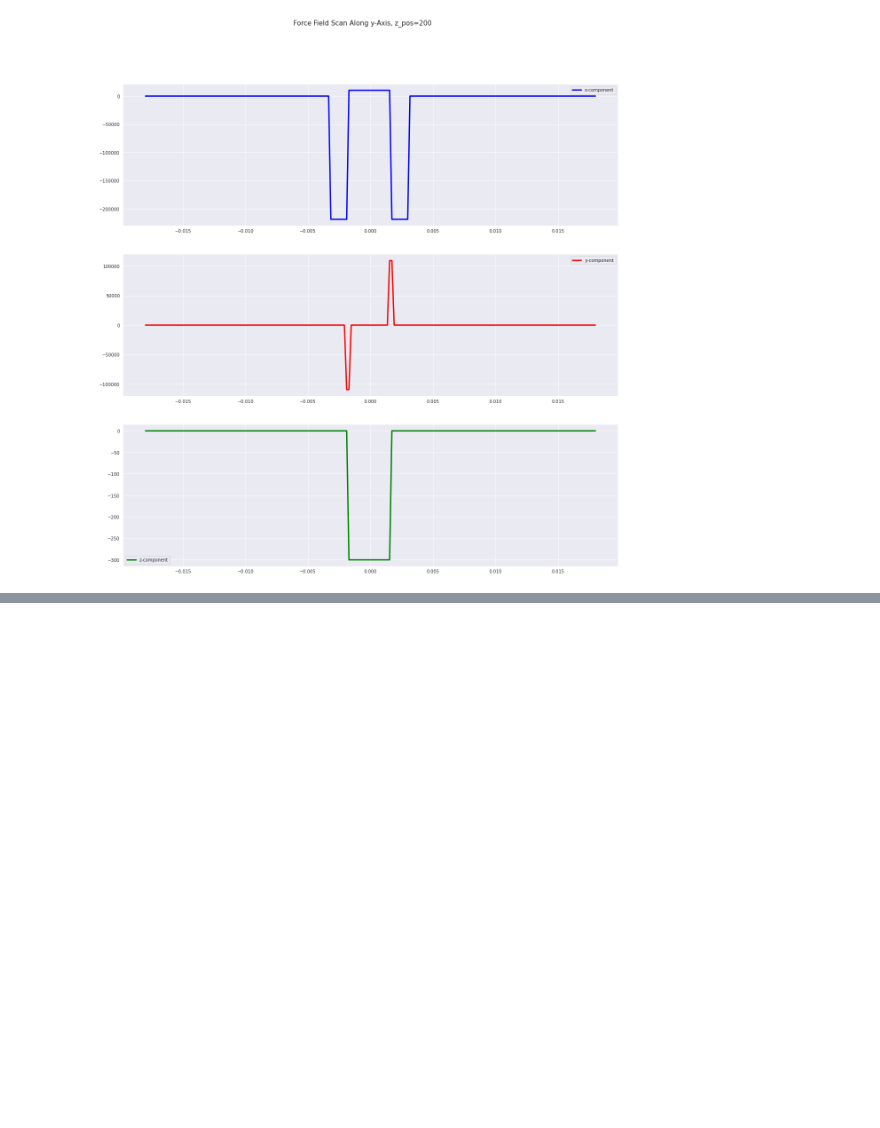
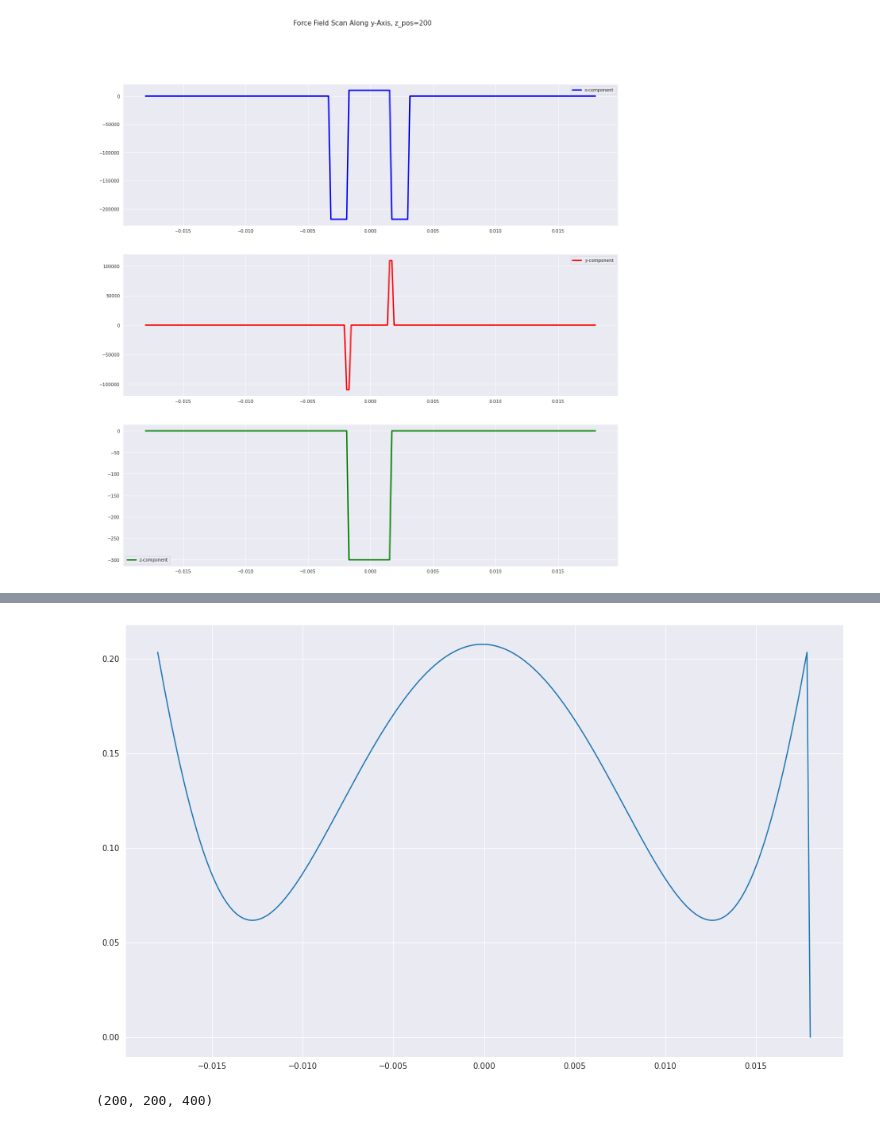
Before and after one commit to Andrew-wi/magnetic_lens, a Jupyter notebook: superconducting_magnets/b_field_checks.ipynb, the cells around one changed output, grey strips where cells are left out. Cells and saved outputs as stored; diff of their text form; code cells hidden in the pictures; blank space fills up the shorter version.

```diff
--- a/superconducting_magnets/b_field_checks.ipynb
+++ b/superconducting_magnets/b_field_checks.ipynb
@@ -150,0 +144,6 @@ plt.show()
+# %%
+fig, ax = plt.subplots(figsize=(10*1.62, 10))
+ax = plt.plot(np.linspace(-0.018, 0.018, 200), normBMatrix[:,100,200])
+plt.show()
+# %% [output]
+[figure, added]
@@ -150,0 +152,4 @@ plt.show()
+# %%
+gradNormBx.shape
+# %% [output]
+(200, 200, 400)
```
Also changed, not shown: parts of 11 cells of this notebook, 6 other files.
